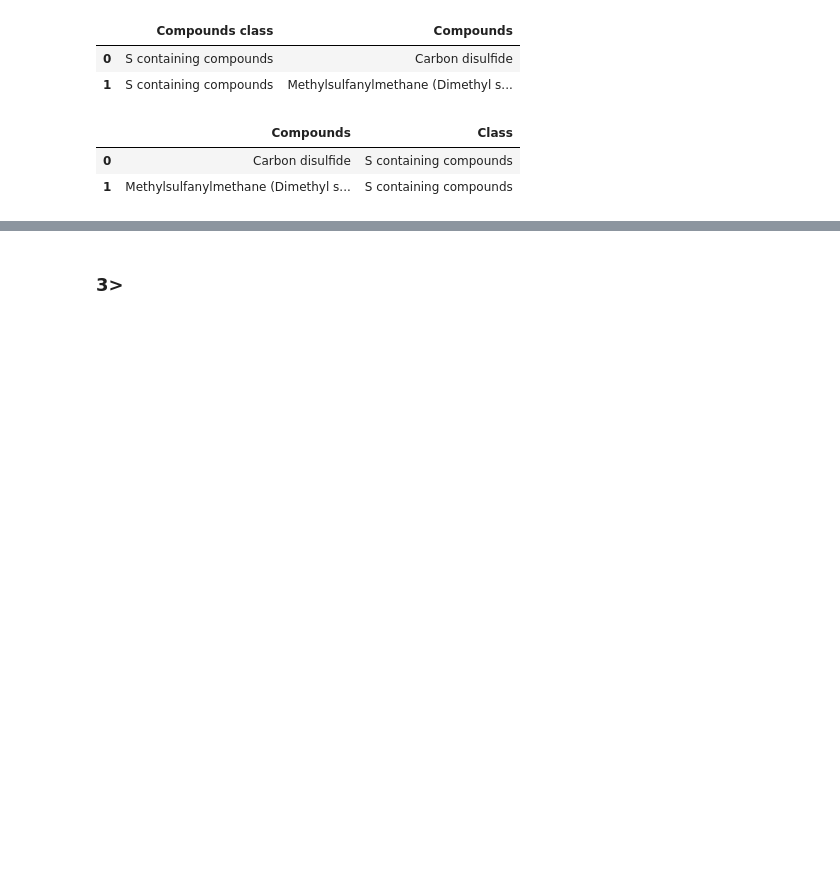
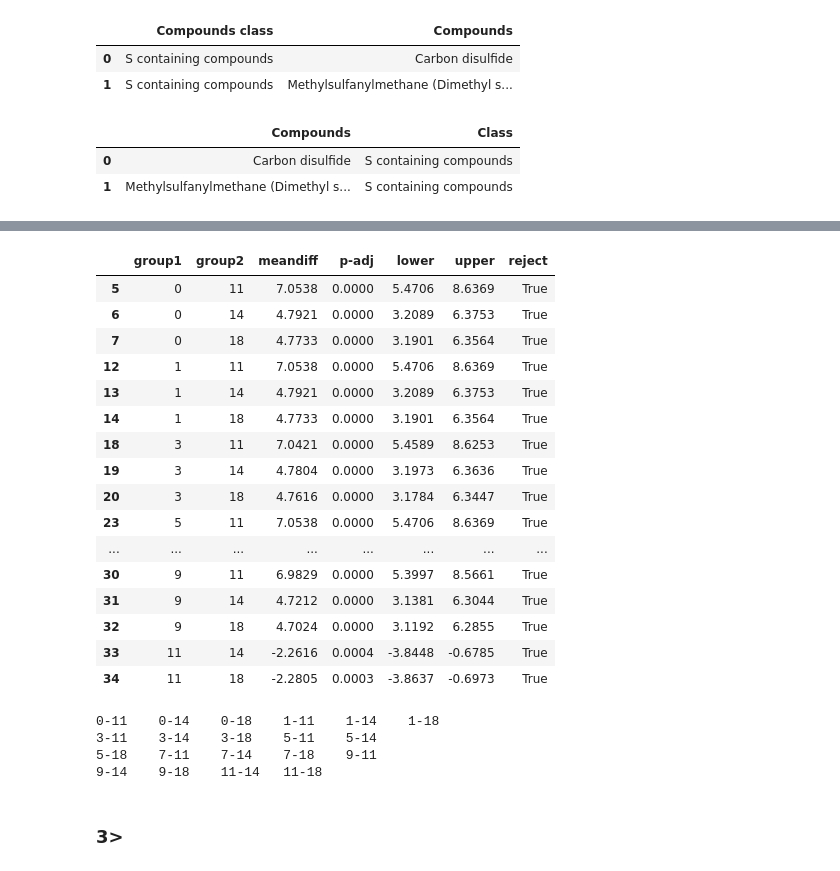
Before and after one commit to cosmos17/2025_STLab, a Jupyter notebook: Flavor/01_Volatile.ipynb, the cells around one changed output, grey strips where cells are left out. Drawn from its saved outputs; the diff is of its cells as text; code cells hidden in the pictures; blank space fills up the shorter version.

```diff
--- a/Flavor/01_Volatile.ipynb
+++ b/Flavor/01_Volatile.ipynb
@@ -553,0 +20,3 @@ raw_sheet1.to_excel('./data/GC_Volatile_data.xlsx', sheet_name='RAW_DATA')
+# %%
+data = pd.read_excel('./data/GC_Volatile_data.xlsx', index_col=0)
+data.head(2)
@@ -576,0 +115,4 @@ days = [0, 1, 3, 5, 7, 9, 11, 14, 18]
+# %%
+data['days'] = data.index.str.split('A').str[1]
+data['days'] = data['days'].str.split('-').str[0].astype(int)
+data['days']
@@ -576,0 +165,4 @@ days = [0, 1, 3, 5, 7, 9, 11, 14, 18]
+# %%
+anova1 = data[['3-Methylbutan-1-ol', 'days']]
+anova1.columns = ['Methyl', 'days']
+anova1.head(2)
@@ -576,0 +219,38 @@ days = [0, 1, 3, 5, 7, 9, 11, 14, 18]
+# %%
+comp = MultiComparison(anova1['Methyl'], anova1['days'])
+result = comp.tukeyhsd()
+tukey_df = pd.DataFrame(data=result._results_table.data[1:], columns=result._results_table.data[0])
+tukey_df.loc[tukey_df['reject'] == True]
+# %% [output]
+|  | group1 | group2 | meandiff | p-adj | lower | upper | reject |
+| 5 | 0 | 11 | 7.0538 | 0.0000 | 5.4706 | 8.6369 | True |
+| 6 | 0 | 14 | 4.7921 | 0.0000 | 3.2089 | 6.3753 | True |
+| 7 | 0 | 18 | 4.7733 | 0.0000 | 3.1901 | 6.3564 | True |
+| 12 | 1 | 11 | 7.0538 | 0.0000 | 5.4706 | 8.6369 | True |
+| 13 | 1 | 14 | 4.7921 | 0.0000 | 3.2089 | 6.3753 | True |
+| 14 | 1 | 18 | 4.7733 | 0.0000 | 3.1901 | 6.3564 | True |
+| 18 | 3 | 11 | 7.0421 | 0.0000 | 5.4589 | 8.6253 | True |
+| 19 | 3 | 14 | 4.7804 | 0.0000 | 3.1973 | 6.3636 | True |
+| 20 | 3 | 18 | 4.7616 | 0.0000 | 3.1784 | 6.3447 | True |
+| 23 | 5 | 11 | 7.0538 | 0.0000 | 5.4706 | 8.6369 | True |
+| ... | ... | ... | ... | ... | ... | ... | ... |
+| 30 | 9 | 11 | 6.9829 | 0.0000 | 5.3997 | 8.5661 | True |
+| 31 | 9 | 14 | 4.7212 | 0.0000 | 3.1381 | 6.3044 | True |
+| 32 | 9 | 18 | 4.7024 | 0.0000 | 3.1192 | 6.2855 | True |
+| 33 | 11 | 14 | -2.2616 | 0.0004 | -3.8448 | -0.6785 | True |
+| 34 | 11 | 18 | -2.2805 | 0.0003 | -3.8637 | -0.6973 | True |
+# %%
+s = ''
+for idx, row in tukey_df.loc[tukey_df['reject'] == True].iterrows():
+    s += (str(row['group1']) + '-' + str(row['group2']) + ".")
+
+s = s.split('.')
+for i in range(len(s)):
+    print(s[i], end='\t')
+    if i > 0 and i % 5 == 0:
+        print()
+# %% [output]
+0-11    0-14    0-18    1-11    1-14    1-18
+3-11    3-14    3-18    5-11    5-14
+5-18    7-11    7-14    7-18    9-11
+9-14    9-18    11-14   11-18
```
Also changed, not shown: parts of 85 cells of this notebook, 14 other files.
